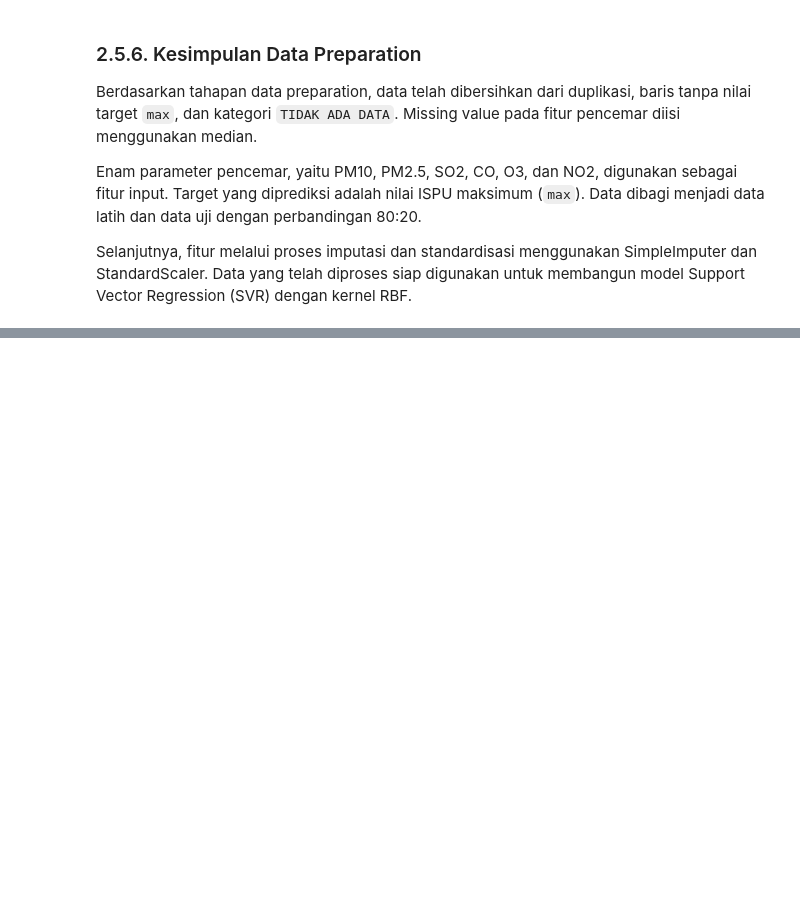
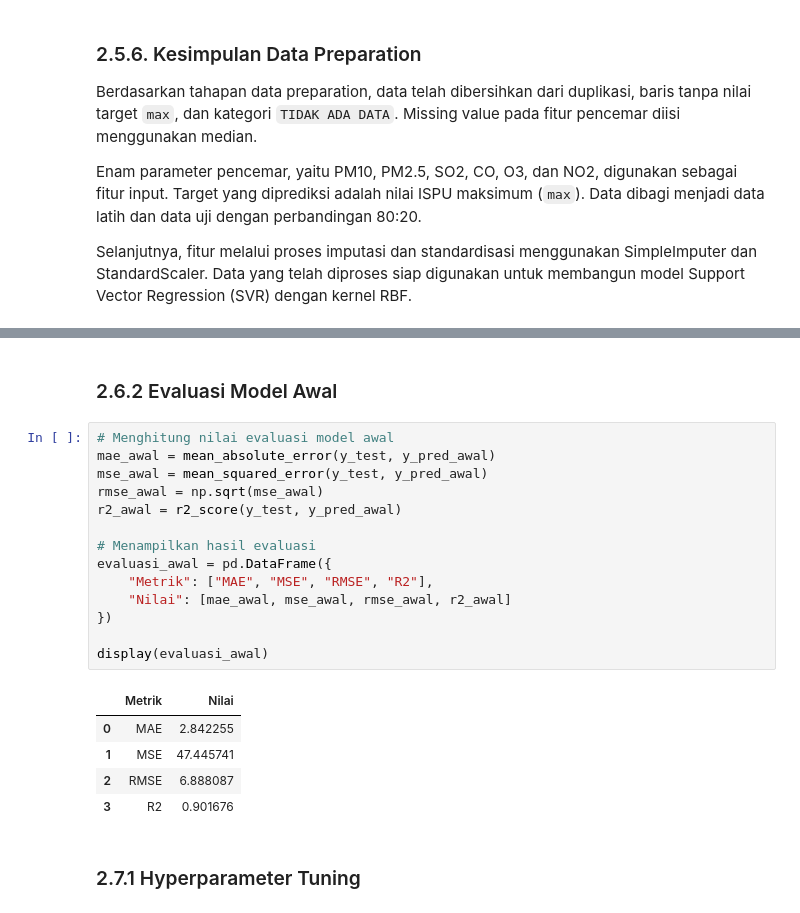
Before and after one commit to Cantikazahra/49_IF-E_titut-titut, a Jupyter notebook: Projek_ISPU.ipynb, the cells around one changed output, grey strips where cells are left out. Saved outputs shown, nothing was run; the diff lists cells and outputs as text; blank space fills up the shorter version.

```diff
--- a/Projek_ISPU.ipynb
+++ b/Projek_ISPU.ipynb
@@ -995,0 +1021,24 @@ Selanjutnya, fitur melalui proses imputasi dan standardisasi menggunakan SimpleI
+# %% [markdown]
+### 2.6.2 Evaluasi Model Awal
+# %%
+# Menghitung nilai evaluasi model awal
+mae_awal = mean_absolute_error(y_test, y_pred_awal)
+mse_awal = mean_squared_error(y_test, y_pred_awal)
+rmse_awal = np.sqrt(mse_awal)
+r2_awal = r2_score(y_test, y_pred_awal)
+
+# Menampilkan hasil evaluasi
+evaluasi_awal = pd.DataFrame({
+    "Metrik": ["MAE", "MSE", "RMSE", "R2"],
+    "Nilai": [mae_awal, mse_awal, rmse_awal, r2_awal]
+})
+
+display(evaluasi_awal)
+# %% [output]
+|  | Metrik | Nilai |
+| 0 | MAE | 2.842255 |
+| 1 | MSE | 47.445741 |
+| 2 | RMSE | 6.888087 |
+| 3 | R2 | 0.901676 |
+# %% [markdown]
+### 2.7.1 Hyperparameter Tuning
```
Also changed, not shown: parts of 14 cells of this notebook.
